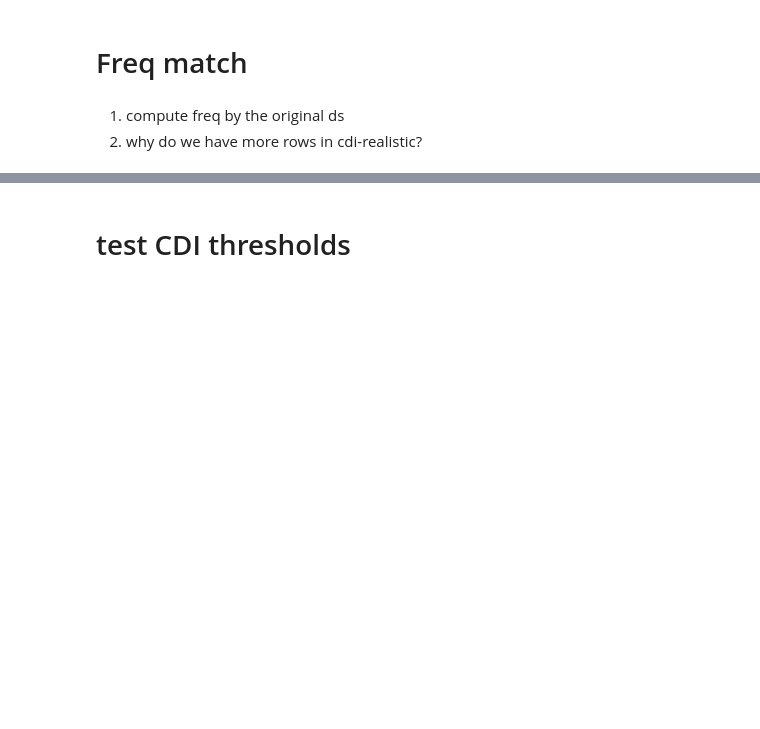
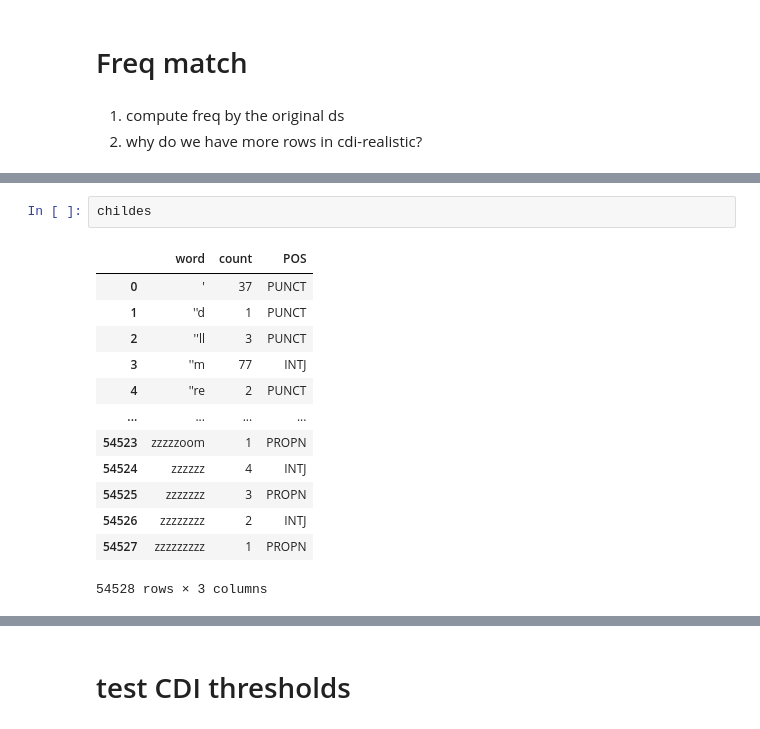
Before and after one commit to nhamilakis/Lexical-benchmark, a Jupyter notebook: notebooks/paper_fig.ipynb, the cells around one changed output, grey strips where cells are left out. Drawn from its saved outputs; the diff is of its cells as text; blank space fills up the shorter version.

```diff
--- a/notebooks/paper_fig.ipynb
+++ b/notebooks/paper_fig.ipynb
@@ -133,3 +132,19 @@ realistic_cdi
+# %%
+childes
+# %% [output]
+|  | word | count | POS |
+| 0 | ' | 37 | PUNCT |
+| 1 | ''d | 1 | PUNCT |
+| 2 | ''ll | 3 | PUNCT |
+| 3 | ''m | 77 | INTJ |
+| 4 | ''re | 2 | PUNCT |
+| ... | ... | ... | ... |
+| 54523 | zzzzzoom | 1 | PROPN |
+| 54524 | zzzzzz | 4 | INTJ |
+| 54525 | zzzzzzz | 3 | PROPN |
+| 54526 | zzzzzzzz | 2 | INTJ |
+| 54527 | zzzzzzzzz | 1 | PROPN |
+54528 rows × 3 columns
 # %%
 def plot_distributions(
     dataframes: dict[str, pd.DataFrame],
```
Also changed, not shown: parts of 12 cells of this notebook.
